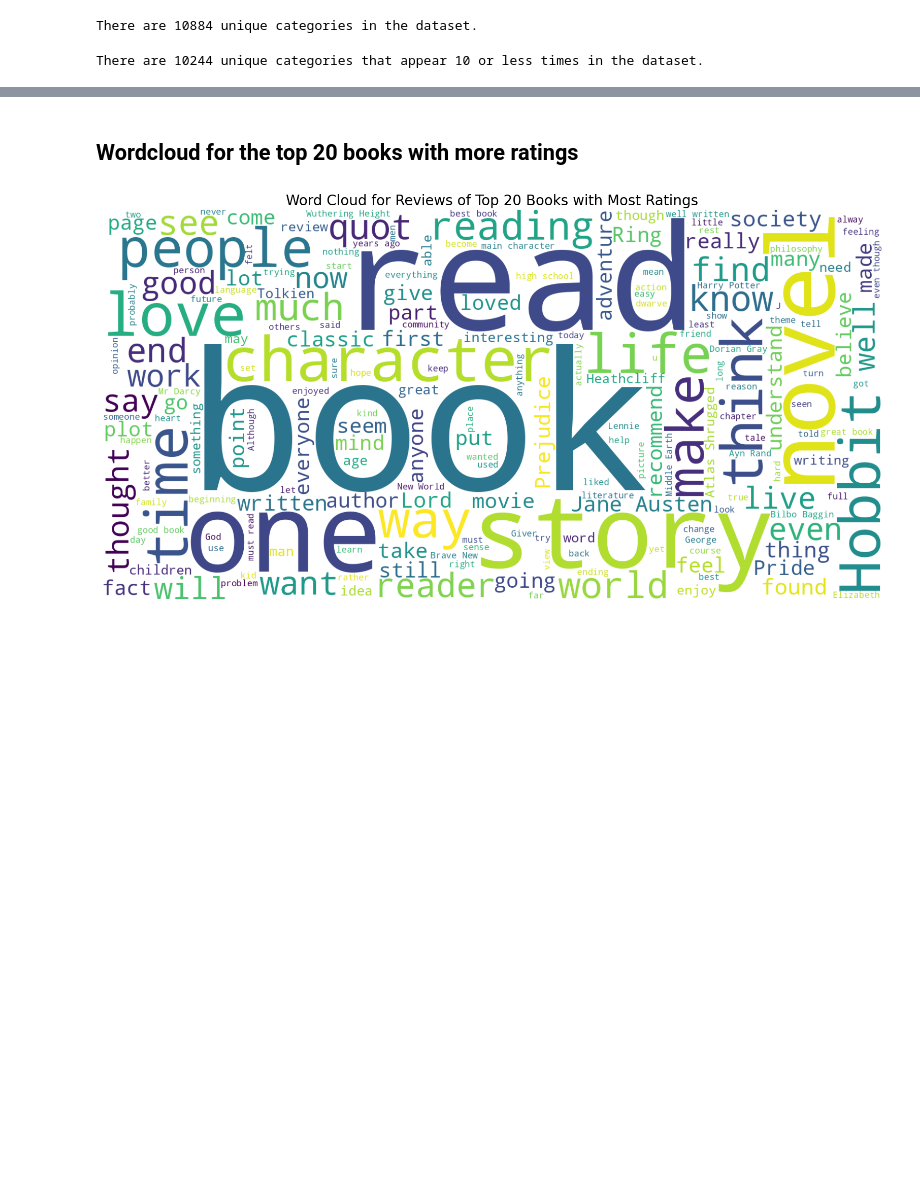
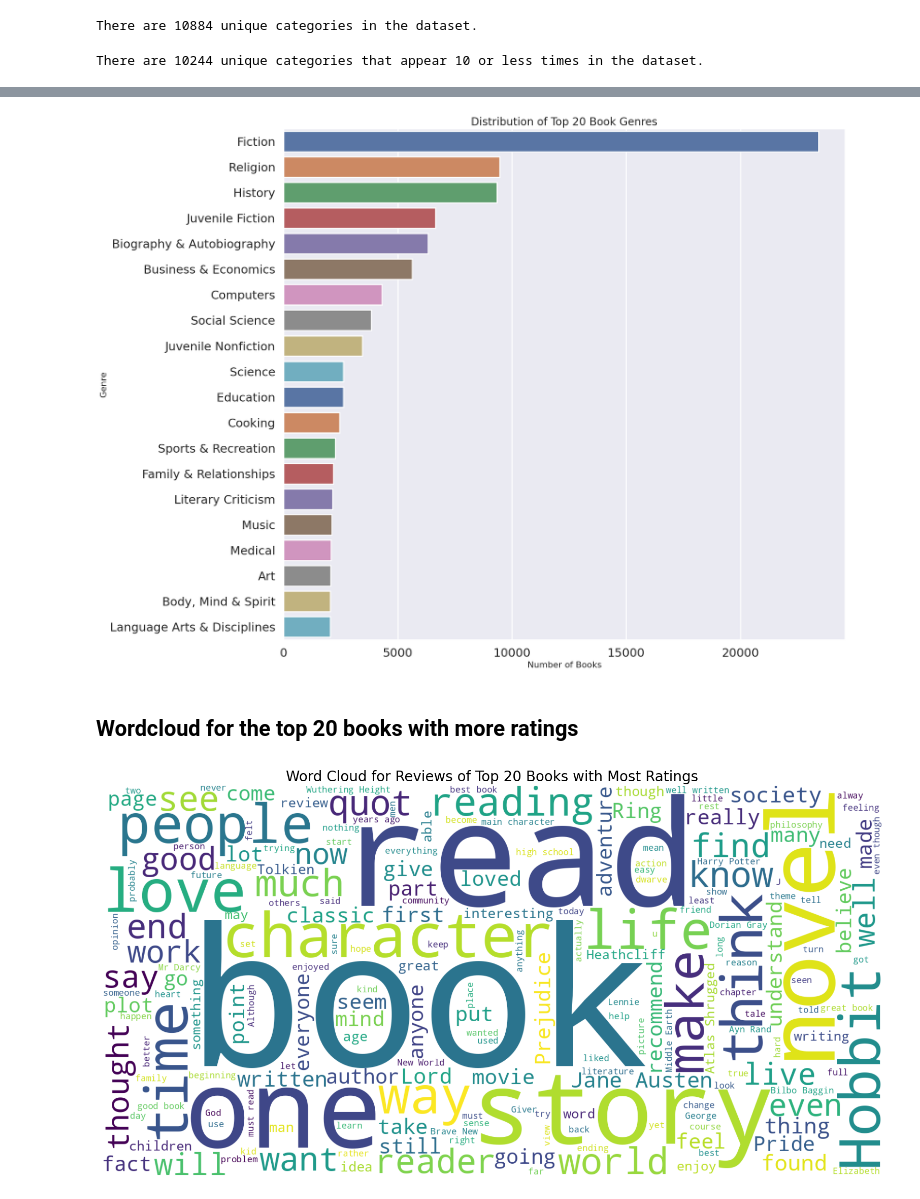
Before and after one commit to danielepolotow/book_data, a Jupyter notebook: notebooks/Data exploration.ipynb, the cells around one changed output, grey strips where cells are left out. Drawn from its saved outputs; the diff is of its cells as text; code cells hidden in the pictures; blank space fills up the shorter version.

```diff
--- a/notebooks/Data exploration.ipynb
+++ b/notebooks/Data exploration.ipynb
@@ -244,3 +251,25 @@ plt.show()
+# %%
+sns.set_context("poster")
+plt.figure(figsize=(20, 15))
+category_counts = exploded_categories['categories'].value_counts().reset_index()
+category_counts.columns = ['Genre', 'Number of Books']
+top_20_categories = category_counts.head(20)
+
+sns.barplot(
+    x='Number of Books',
+    y='Genre',
+    data=top_20_categories,
+    palette='deep'
+)
+
+plt.title("Distribution of Top 20 Book Genres", fontsize=20)
+plt.xlabel("Number of Books", fontsize=16)
+plt.ylabel("Genre", fontsize=16)
+# plt.tight_layout()
+# plt.savefig("categories_barplot.png")
+plt.show()
+# %% [output]
+[figure, added]
 # %% [markdown]
 ## Wordcloud for the top 20 books with more ratings
 # %%
```
Also changed, not shown: parts of 19 cells of this notebook, 1 other file.
